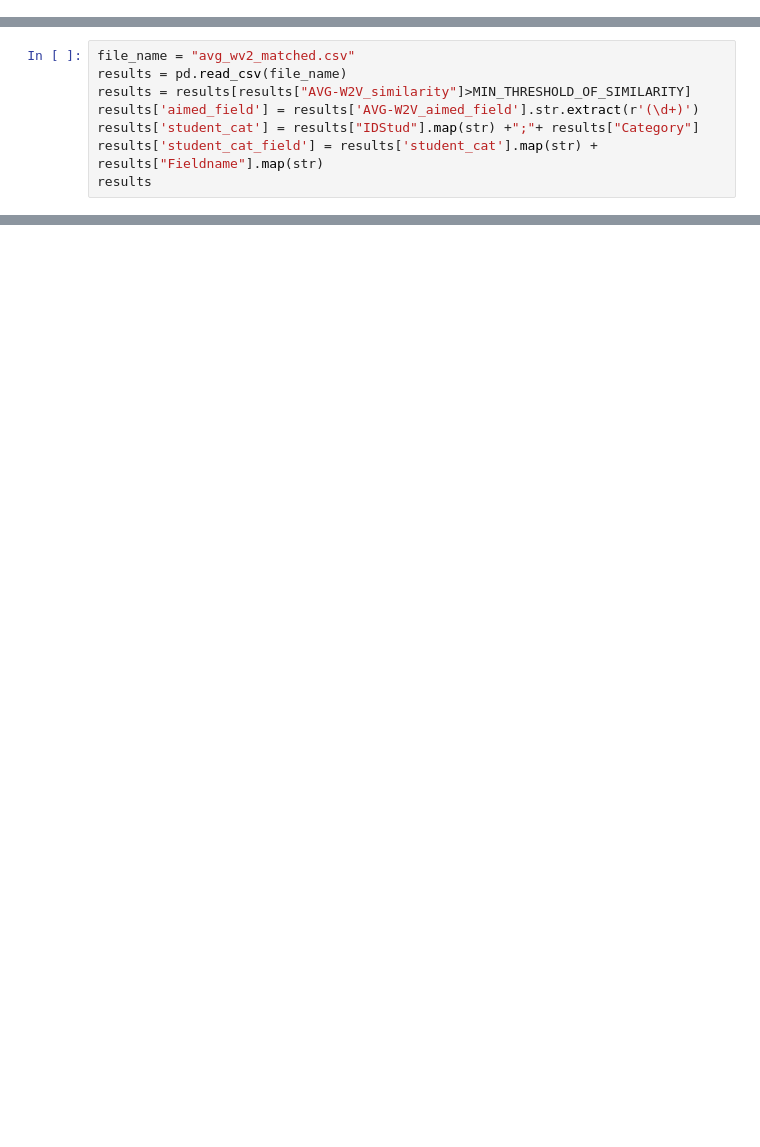
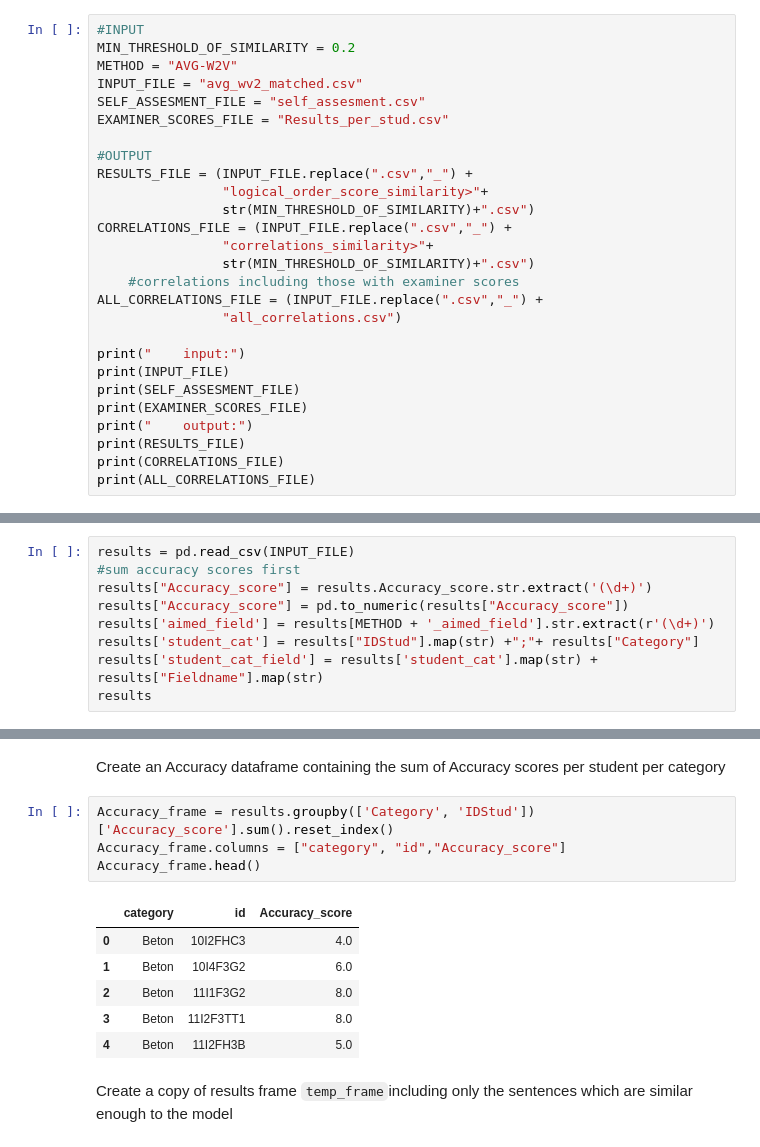
Before and after one commit to karolski/NLP-automated-diagram-grader, a Jupyter notebook: B_Postprocessing-measure_distance.ipynb, the cells around one changed output, grey strips where cells are left out. Drawn from its saved outputs; the diff is of its cells as text; blank space fills up the shorter version.

```diff
--- a/B_Postprocessing-measure_distance.ipynb
+++ b/B_Postprocessing-measure_distance.ipynb
@@ -0,0 +12,27 @@
+# %%
+#INPUT
+MIN_THRESHOLD_OF_SIMILARITY = 0.2
+METHOD = "AVG-W2V"
+INPUT_FILE = "avg_wv2_matched.csv"
+SELF_ASSESMENT_FILE = "self_assesment.csv"
+EXAMINER_SCORES_FILE = "Results_per_stud.csv"
+
+#OUTPUT
+RESULTS_FILE = (INPUT_FILE.replace(".csv","_") +
+                "logical_order_score_similarity>"+
+                str(MIN_THRESHOLD_OF_SIMILARITY)+".csv")
+CORRELATIONS_FILE = (INPUT_FILE.replace(".csv","_") +
+                "correlations_similarity>"+
+                str(MIN_THRESHOLD_OF_SIMILARITY)+".csv")
+    #correlations including those with examiner scores
+ALL_CORRELATIONS_FILE = (INPUT_FILE.replace(".csv","_") +
+                "all_correlations.csv")
+
+print("    input:")
+print(INPUT_FILE)
+print(SELF_ASSESMENT_FILE)
+print(EXAMINER_SCORES_FILE)
+print("    output:")
+print(RESULTS_FILE)
+print(CORRELATIONS_FILE)
+print(ALL_CORRELATIONS_FILE)
@@ -6,8 +55,9 @@ MIN_THRESHOLD_OF_SIMILARITY = 0.2
 # %%
-file_name = "avg_wv2_matched.csv"
-results = pd.read_csv(file_name)
-results = results[results["AVG-W2V_similarity"]>MIN_THRESHOLD_OF_SIMILARITY]
-results['aimed_field'] = results['AVG-W2V_aimed_field'].str.extract(r'(\d+)')
+results = pd.read_csv(INPUT_FILE)
+#sum accuracy scores first
+results["Accuracy_score"] = results.Accuracy_score.str.extract('(\d+)')
+results["Accuracy_score"] = pd.to_numeric(results["Accuracy_score"])
+results['aimed_field'] = results[METHOD + '_aimed_field'].str.extract(r'(\d+)')
 results['student_cat'] = results["IDStud"].map(str) +";"+ results["Category"]
 results['student_cat_field'] = results['student_cat'].map(str) + results["Fieldname"].map(str)
 results
@@ -33 +83,16 @@ results
+# %% [markdown]
+Create an Accuracy dataframe containing the sum of Accuracy scores per student per category
+# %%
+Accuracy_frame = results.groupby(['Category', 'IDStud'])['Accuracy_score'].sum().reset_index()
+Accuracy_frame.columns = ["category", "id","Accuracy_score"]
+Accuracy_frame.head()
+# %% [output]
+|  | category | id | Accuracy_score |
+| 0 | Beton | 10I2FHC3 | 4.0 |
+| 1 | Beton | 10I4F3G2 | 6.0 |
+| 2 | Beton | 11I1F3G2 | 8.0 |
+| 3 | Beton | 11I2F3TT1 | 8.0 |
+| 4 | Beton | 11I2FH3B | 5.0 |
+# %% [markdown]
+Create a copy of results frame `temp_frame`including only the sentences which are similar enough to the model
 # %%
```
Also changed, not shown: parts of 23 cells of this notebook, 12 other files.
